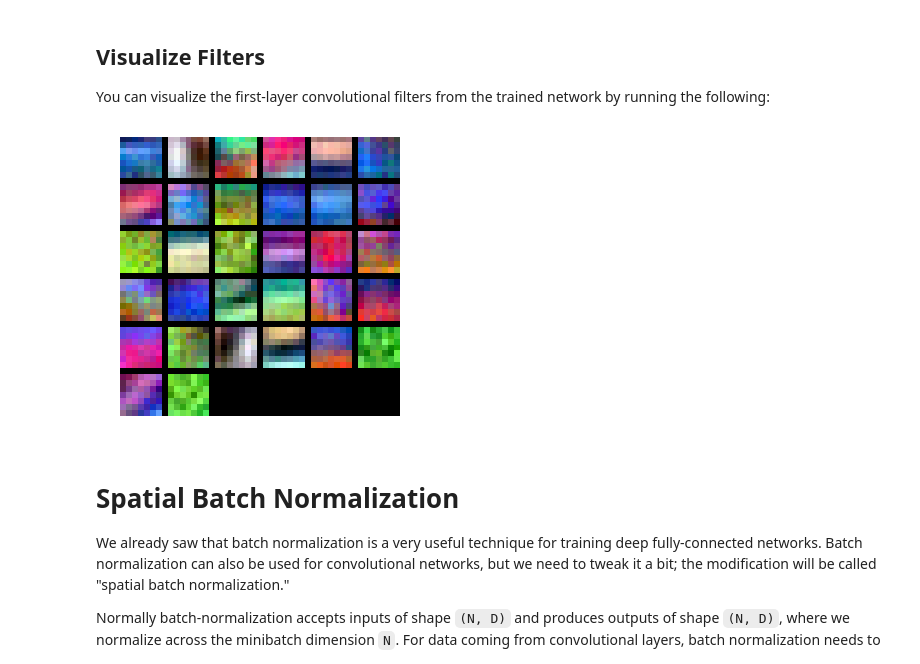
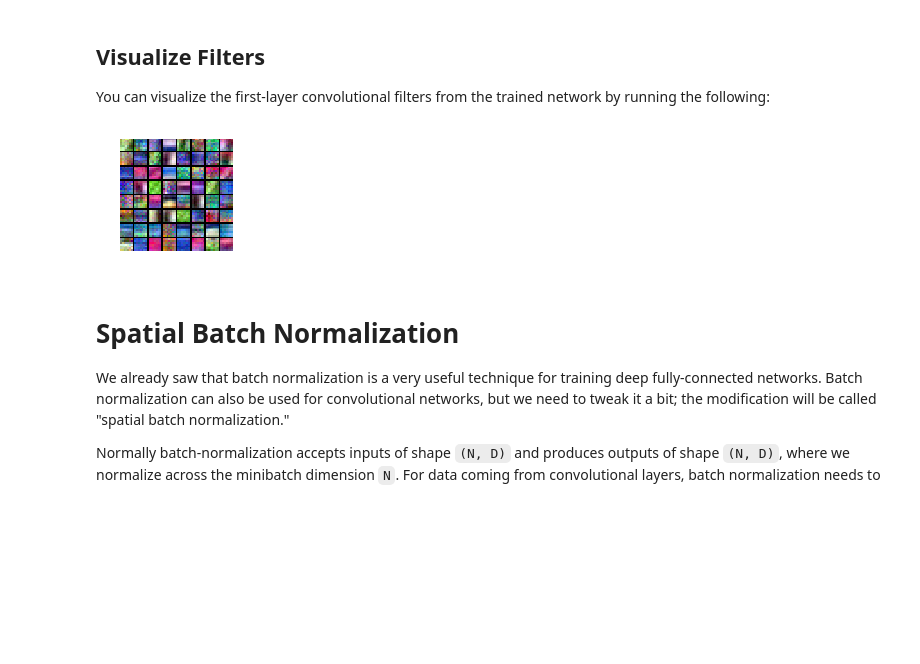
Before and after one commit to probe301/kaggle, a Jupyter notebook: CS231n_assignment2/ConvolutionalNetworks.ipynb, the cells around one changed output. Drawn from its saved outputs; the diff is of its cells as text; code cells hidden in the pictures; blank space fills up the shorter version.

```diff
--- a/CS231n_assignment2/ConvolutionalNetworks.ipynb
+++ b/CS231n_assignment2/ConvolutionalNetworks.ipynb
@@ -576,10 +541,12 @@ plt.show()
 ## Train the net
 By training the three-layer convolutional network for one epoch, you should achieve greater than 40% accuracy on the training set:
 # %%
-model = ThreeLayerConvNet(weight_scale=0.001, hidden_dim=500, reg=0.001)
+model = ThreeLayerConvNet(num_filters=64, weight_scale=0.001,
+                          hidden_dim=500, reg=0.001)
+
 
 solver = Solver(model, data,
-                num_epochs=1, batch_size=50,
+                num_epochs=2, batch_size=50,
                 update_rule='adam',
                 optim_config={
                   'learning_rate': 1e-3,
@@ -612,13 +573,13 @@ You can visualize the first-layer convolutional filters from the trained network
 # %%
 from cs231n.vis_utils import visualize_grid
 
 grid = visualize_grid(model.params['W1'].transpose(0, 2, 3, 1))
 plt.imshow(grid.astype('uint8'))
 plt.axis('off')
-plt.gcf().set_size_inches(5, 5)
+plt.gcf().set_size_inches(2, 2)
 plt.show()
 # %% [output]
-[figure, old version]
+[figure, new version]
 # %% [markdown]
 # Spatial Batch Normalization
 We already saw that batch normalization is a very useful technique for training deep fully-connected networks. Batch normalization can also be used for convolutional networks, but we need to tweak it a bit; the modification will be called "spatial batch normalization."
```
Also changed, not shown: parts of 5 cells of this notebook, 3 other files.
